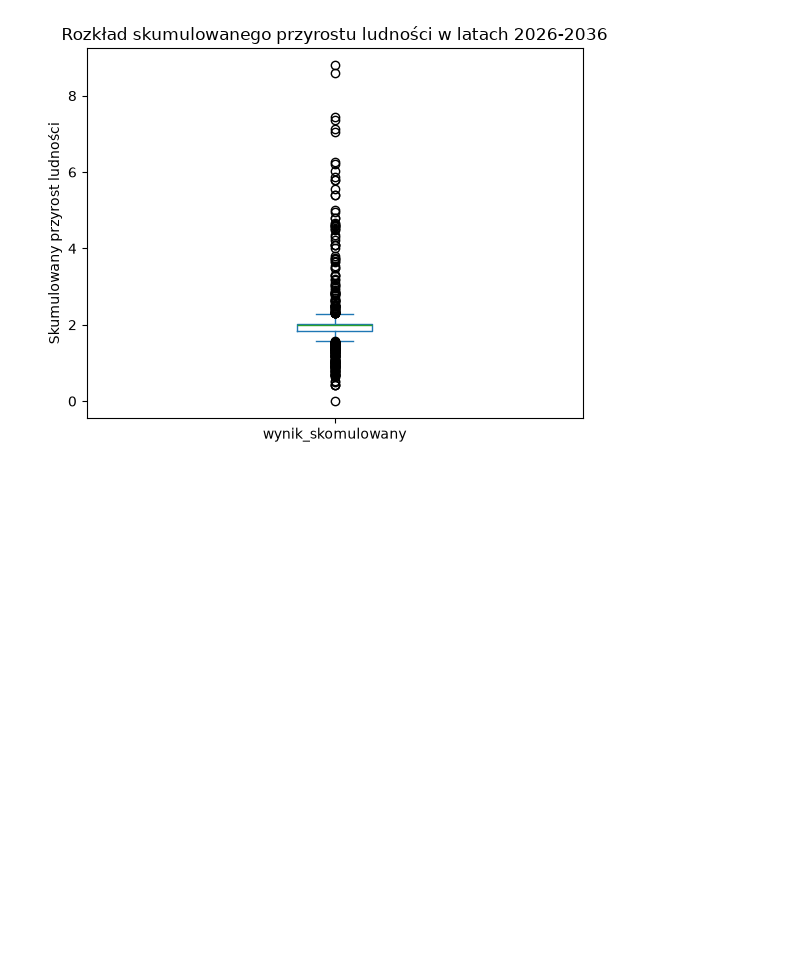
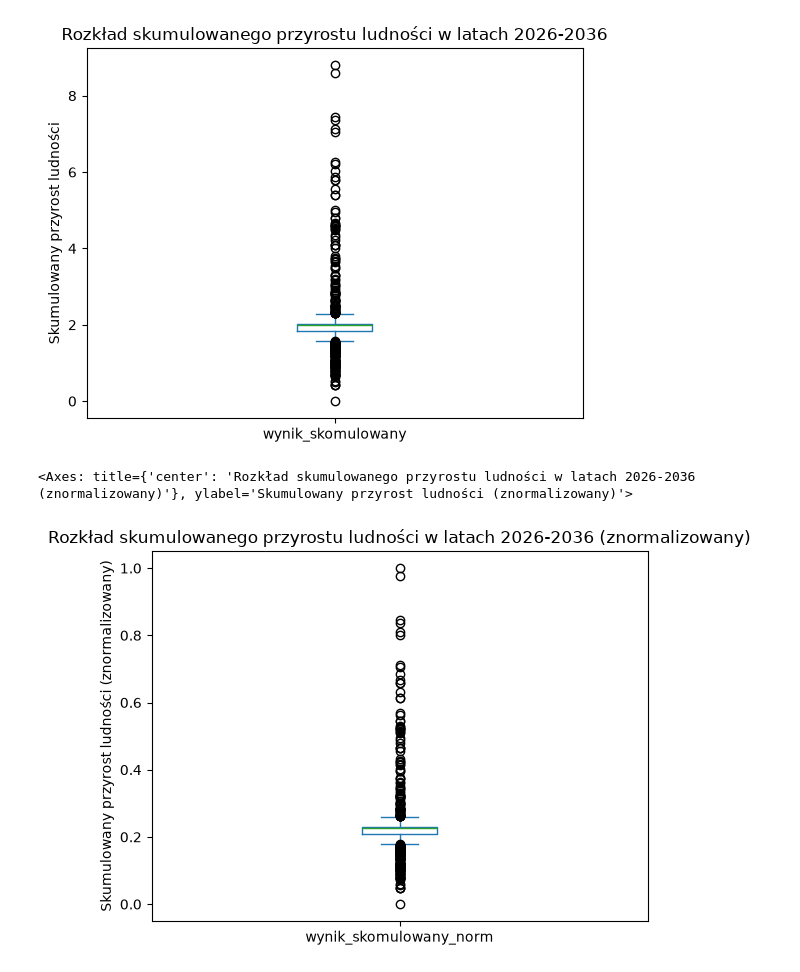
Before and after one commit to Hackathon-42Warsaw-The-Bills/3_TheBills_OptymalnaWarszawa, a Jupyter notebook: przygotwanie-danych.ipynb, the cells around one changed output. Cells and saved outputs as stored; diff of their text form; code cells hidden in the pictures; blank space fills up the shorter version.

```diff
--- a/przygotwanie-danych.ipynb
+++ b/przygotwanie-danych.ipynb
@@ -80,3 +80,18 @@ df['wynik_skomulowany'].plot(kind='box', title='Rozkład skumulowanego przyrostu
 # %% [output]
 <Axes: title={'center': 'Rozkład skumulowanego przyrostu ludności w latach 2026-2036'}, ylabel='Skumulowany przyrost ludności'>
 [figure]
+# %%
+kolumna = "wynik_skomulowany"
+min_wynik = df[kolumna].min()
+zakres = df[kolumna].max() - min_wynik
+
+df[kolumna + "_norm"] = (
+    (df[kolumna] - min_wynik) / zakres
+    if zakres != 0
+    else 0.0
+)
+# %%
+df['wynik_skomulowany_norm'].plot(kind='box', title='Rozkład skumulowanego przyrostu ludności w latach 2026-2036 (znormalizowany)', ylabel='Skumulowany przyrost ludności (znormalizowany)', xlabel='')
+# %% [output]
+<Axes: title={'center': 'Rozkład skumulowanego przyrostu ludności w latach 2026-2036 (znormalizowany)'}, ylabel='Skumulowany przyrost ludności (znormalizowany)'>
+[figure, added]
```
Also changed, not shown: parts of 2 cells of this notebook, 25 other files.
